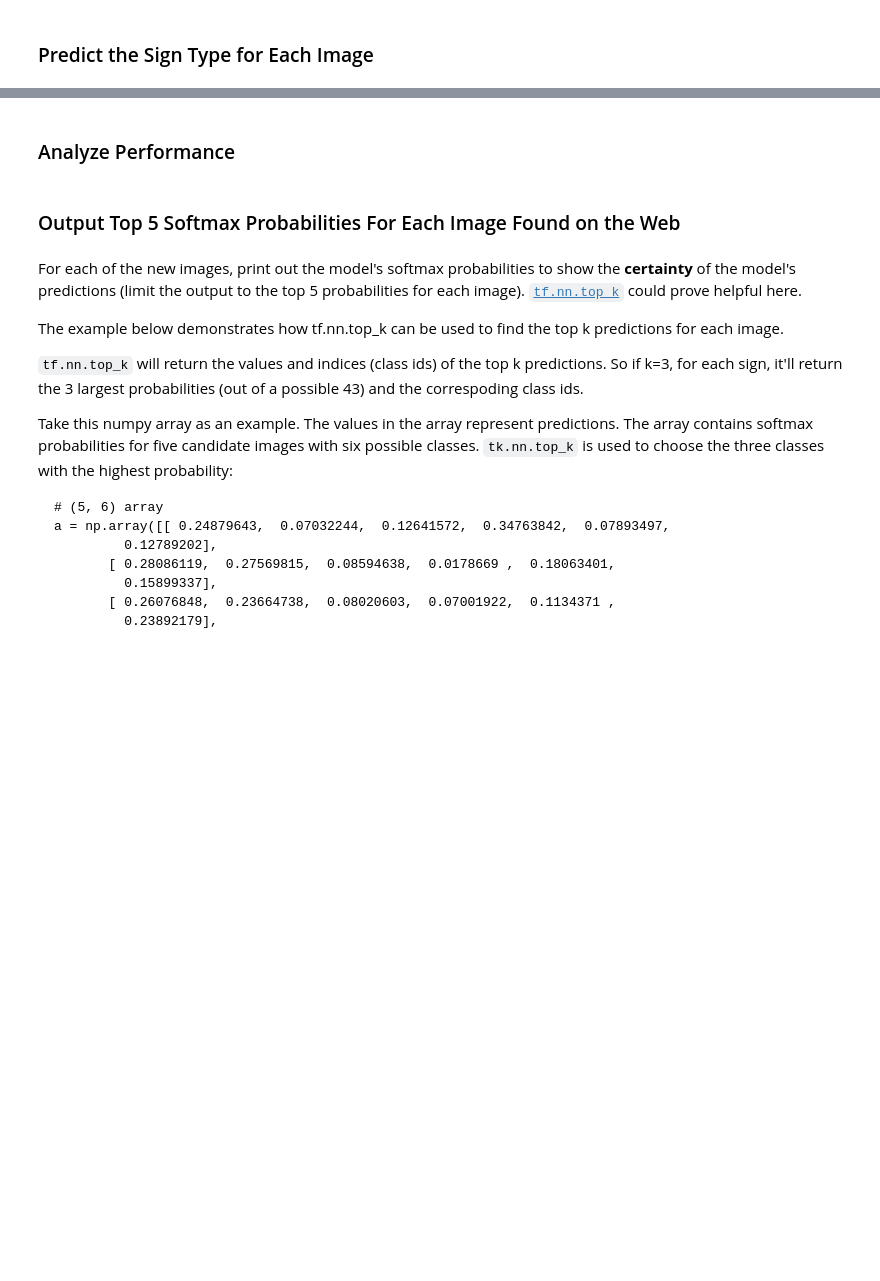
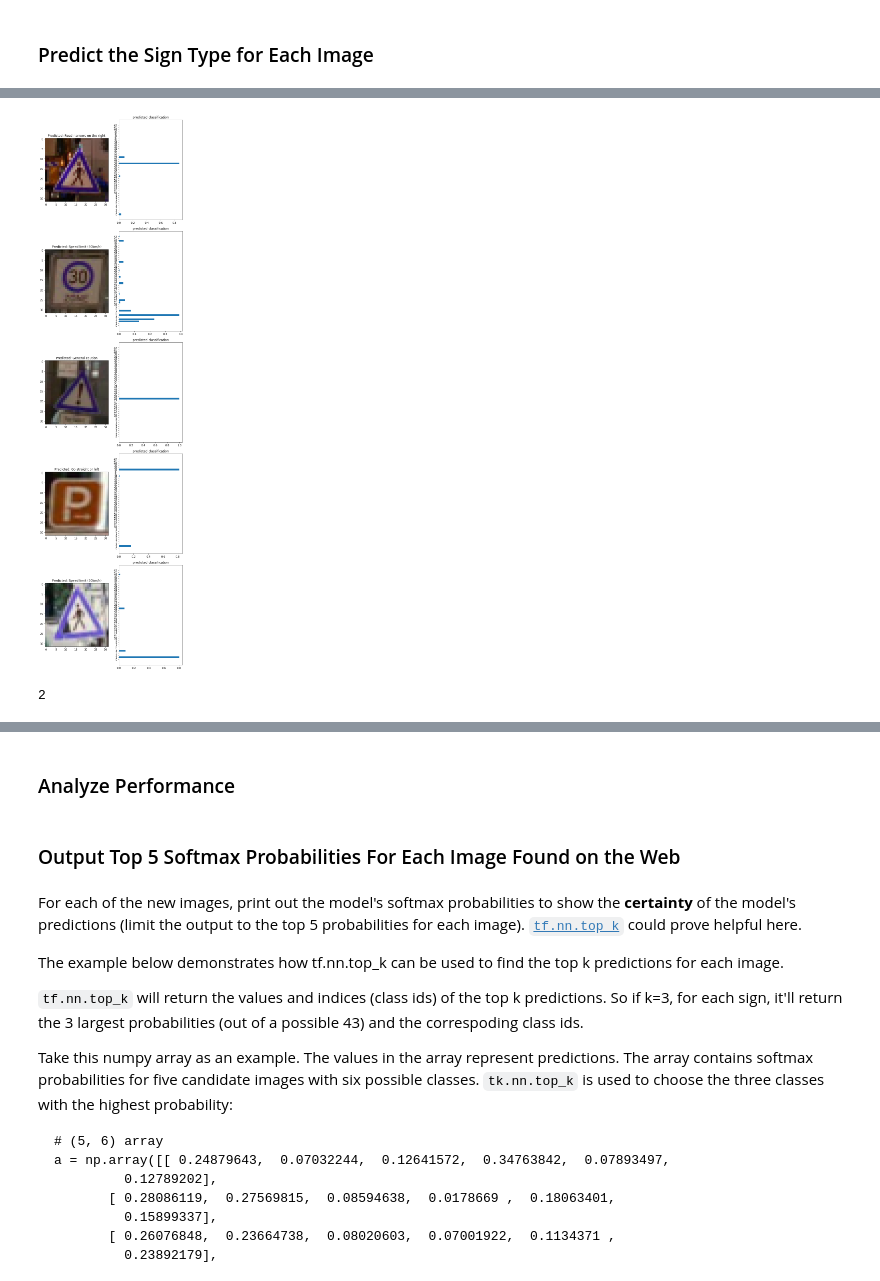
Before and after one commit to niechen/CarND-Traffic-Sign-Classifier-Project, a Jupyter notebook: Traffic_Sign_Classifier.ipynb, the cells around one changed output, grey strips where cells are left out. Cells and saved outputs as stored; diff of their text form; code cells hidden in the pictures; blank space fills up the shorter version.

```diff
--- a/Traffic_Sign_Classifier.ipynb
+++ b/Traffic_Sign_Classifier.ipynb
@@ -361,3 +397,7 @@ You may find `signnames.csv` useful as it contains mappings from the class id (i
 ### Run the predictions here and use the model to output the prediction for each image.
 ### Make sure to pre-process the images with the same pre-processing pipeline used earlier.
 ### Feel free to use as many code cells as needed.
+# %%
+test_img = np.array(resized_imgs)
+# %%
+test_img = normalize_image_dataset(test_img)
@@ -363,0 +410,17 @@ You may find `signnames.csv` useful as it contains mappings from the class id (i
+# %%
+fig = plt.figure(figsize=(8,30))
+
+for i in range(n_test_img):
+    ax = fig.add_subplot(n_test_img, 2, i*2+1)
+    ax.imshow(resized_imgs[i])
+    ax.set_title("Predicted: " + signnames.loc[test_prob[i].argmax()].iloc[0])
+    ax = fig.add_subplot(n_test_img, 2, i*2+2)
+    ax.barh(range(DISTINCT_CLASS) ,test_prob[i], tick_label=range(DISTINCT_CLASS))
+    ax.set_title("predicted classification")
+plt.tight_layout()
+# %% [output]
+[figure, added]
+# %%
+test_prob[1].argmax()
+# %% [output]
+2
```
Also changed, not shown: parts of 13 cells of this notebook.
